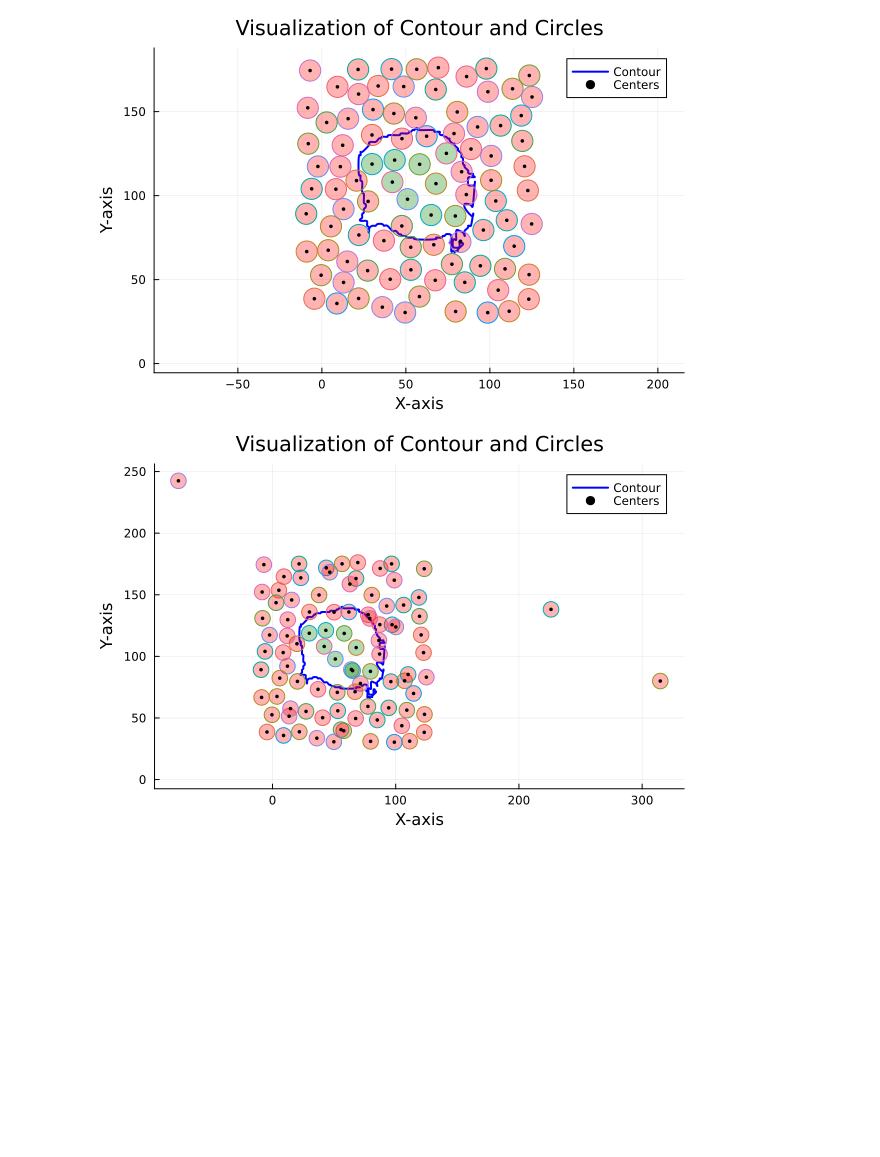
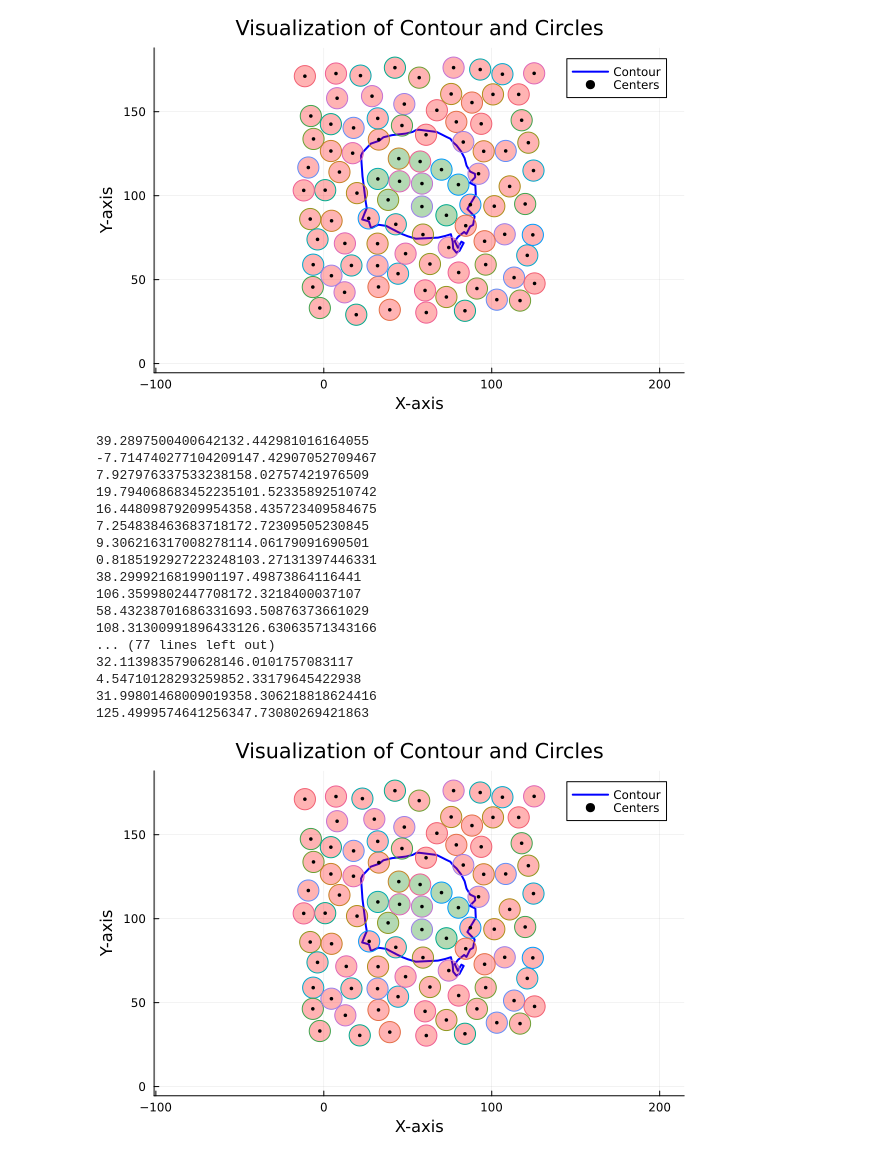
Before and after one commit to 2024Math512/ORS, a Jupyter notebook: Version2.1.ipynb, the cells around one changed output. Drawn from its saved outputs; the diff is of its cells as text; code cells hidden in the pictures; blank space fills up the shorter version.

Commit message:
A min finder attempt using NelderMead method
based on Optim library in Julia

```diff
--- a/Version2.1.ipynb
+++ b/Version2.1.ipynb
@@ -1,9 +1,5 @@
 # %%
-using LinearAlgebra
-using Dierckx  # For B-spline interpolation
-using Random
-using Plots
-using Optim
+using LinearAlgebra, Dierckx, Random, Plots, Optim, Statistics
 
 # Define a Circle struct
 struct Circle
@@ -44,7 +40,7 @@ function circle_in_polygon(circle::Circle, polygon_x, polygon_y)
 end
 
 # Function to create fine splines from given x, y data
-function create_fine_spline(x, y; k=3, num_samples=1000)
+function create_fine_spline(x, y; k=3, num_samples=60)
     t = collect(1:length(x))
     spl_x = Spline1D(t, x, k=k)
     spl_y = Spline1D(t, y, k=k)
@@ -112,23 +108,41 @@ end
 function compute_system_energy(circles, smooth_x, smooth_y)
     # Compute the energy between circles
     circle_energy = 0.0
+
+    repulsion_penalty = 1e12
+
     for i in 1:length(circles)
         for j in 1:i-1
             circle1, circle2 = circles[i], circles[j]
-            distance = sqrt((circle2.x_coord - circle1.x_coord)^2 + (circle2.y_coord - circle1.y_coord)^2) - (circle1.radius + circle2.radius)
-            if distance > 0
-                circle_energy -= 1 / distance
+            distance = sqrt((circle2.x_coord - circle1.x_coord)^2 + (circle2.y_coord - circle1.y_coord)^2)
+            if distance > circle1.radius + circle2.radius
+                # energy
+                circle_energy += distance^2
+            else
+                circle_energy += repulsion_penalty
             end
         end
     end
 
-    # Compute the energy between each circle and the contour
+
+     # Compute contour energy: circles are pulled toward the center and repelled from contour boundary
     contour_energy = 0.0
+    repulsion_strength = 1e12  # Strength of repulsion from the contour
+    contour_center_x = mean(smooth_x)
+    contour_center_y = mean(smooth_y)
+
     for circle in circles
+         # 1. Attraction to the center of the contour
+        distance_to_center = sqrt((circle.x_coord - contour_center_x)^2 + (circle.y_coord - contour_center_y)^2)
+        contour_energy += distance_to_center^2  # Attraction force to the center
+
+         # 2. Repulsion from the contour boundary
         for (px, py) in zip(smooth_x, smooth_y)
-            distance = sqrt((px - circle.x_coord)^2 + (py - circle.y_coord)^2) - circle.radius
-            if distance > 0
-                contour_energy -= 1 / distance
+            distance_to_boundary = sqrt((px - circle.x_coord)^2 + (py - circle.y_coord)^2) - circle.radius
+            if distance_to_boundary < 0  # Circle is touching or outside the boundary
+                #contour_energy += repulsion_strength  # Strong repulsion if touching
+            elseif distance_to_boundary < circle.radius
+                #contour_energy += repulsion_strength  # Soft repulsion if too close
             end
         end
     end
@@ -148,11 +162,13 @@ function visualize_contour_and_circles(smooth_x, smooth_y, circles)
             plot!(plt, [circle.x_coord + circle.radius * cos(θ) for θ in range(0, stop=2π, length=100)],
                        [circle.y_coord + circle.radius * sin(θ) for θ in range(0, stop=2π, length=100)],
                        label=false, fill=(0, :green, 0.3))
+            println(circle.x_coord, circle.y_coord)
         else
             # Plot circle outside with red color
             plot!(plt, [circle.x_coord + circle.radius * cos(θ) for θ in range(0, stop=2π, length=100)],
                        [circle.y_coord + circle.radius * sin(θ) for θ in range(0, stop=2π, length=100)],
                        label=false, fill=(0, :red, 0.3))
+            println(circle.x_coord, circle.y_coord)
         end
     end
     scatter!(plt, [c.x_coord for c in circles], [c.y_coord for c in circles], label="Centers", color=:black, markersize=2)
@@ -190,11 +206,11 @@ function optimize_circles(circles, smooth_x, smooth_y, x_min, x_max, y_min, y_ma
         show_trace = true,   # Show trace of optimization steps
         #f_tol = 1e-8,        # Terminate when the improvement in the function value is less than this tolerance
         g_tol = 1e-6,        # Gradient tolerance
-        iterations = 10    # Maximum number of iterations (stops when t = 10)
+        #iterations = 100   # Maximum number of iterations (stops when t = 10)
     )
 
-    # Perform the optimization using LBFGS with the defined options
-    result = optimize(objective, initial_params, LBFGS(), options)
+    # Perform the optimization using NelderMead with the defined options
+    result = optimize(objective, initial_params, NelderMead(), options)
     optimized_params = Optim.minimizer(result)
 
     # Create a new list of updated circles using the optimized x and y coordinates
@@ -228,2 +244,19 @@ Iter     Function value   Gradient norm
-[figure, old version]
+[figure, new version]
+39.2897500400642132.442981016164055
+-7.714740277104209147.42907052709467
+7.927976337533238158.02757421976509
+19.794068683452235101.52335892510742
+16.44809879209954358.435723409584675
+7.254838463683718172.72309505230845
+9.306216317008278114.06179091690501
+0.8185192927223248103.27131397446331
+38.2999216819901197.49873864116441
+106.3599802447708172.3218400037107
+58.43238701686331693.50876373661029
+108.31300991896433126.63063571343166
+... (77 lines left out)
+32.1139835790628146.0101757083117
+4.54710128293259852.33179645422938
+31.99801468009019358.306218818624416
+125.4999574641256347.73080269421863
-[figure, old version]
+[figure, new version]
```
Also changed, not shown: parts of 1 cell of this notebook.
